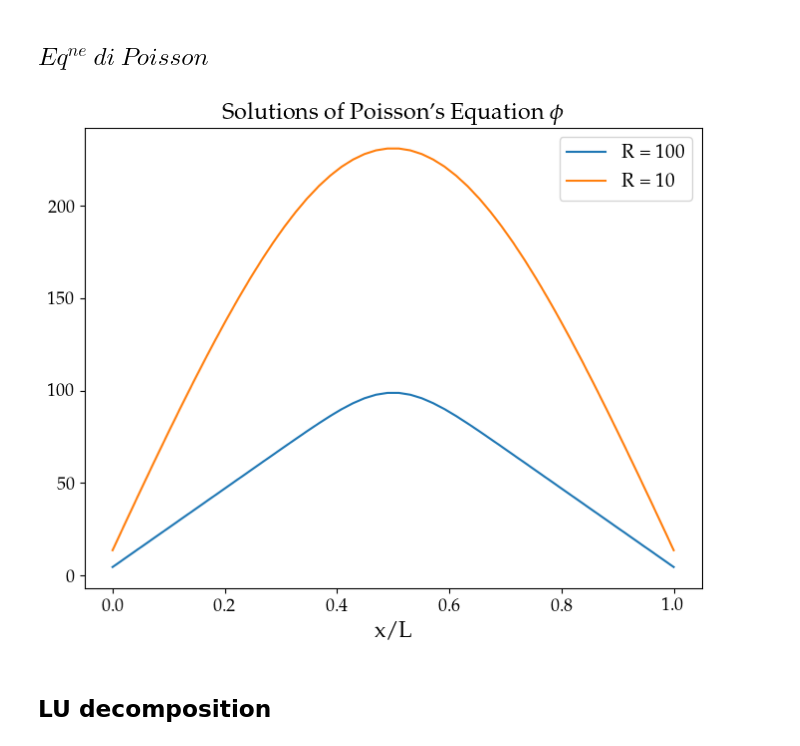
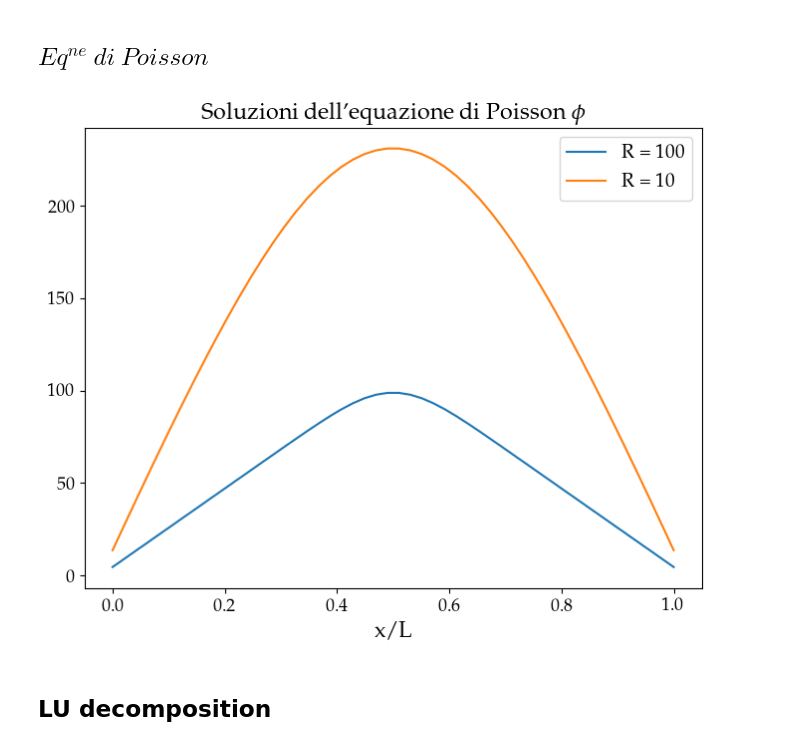
Before and after one commit to mvolpato-unimib/Lab_comp, a Jupyter notebook: ex4/poiss.ipynb, the cells around one changed output. Cells and saved outputs as stored; diff of their text form; code cells hidden in the pictures.

```diff
--- a/ex4/poiss.ipynb
+++ b/ex4/poiss.ipynb
@@ -98,16 +98,16 @@ phi2 = BackChol(K, rho_2)
 # %%
 # Plot
 fig, ax = plt.subplots()
 ax.plot(x, phi1, label='R = 100')
 ax.plot(x, phi2, label='R = 10')
-ax.set_title(r"Solutions of Poisson's Equation $\phi$")
+ax.set_title(r"Soluzioni dell'equazione di Poisson $\phi$")
 ax.set_xlabel(r'x/L')
 ax.legend()
 # ax.grid(alpha=0.4, ls='--')
 plt.savefig('plots/poiss_sol.png', dpi=300)
 plt.show()
 # %% [output]
-[figure, old version]
+[figure, new version]
 # %% [markdown]
 ## **LU decomposition**
 # %%
```
Also changed, not shown: 7 other files.
